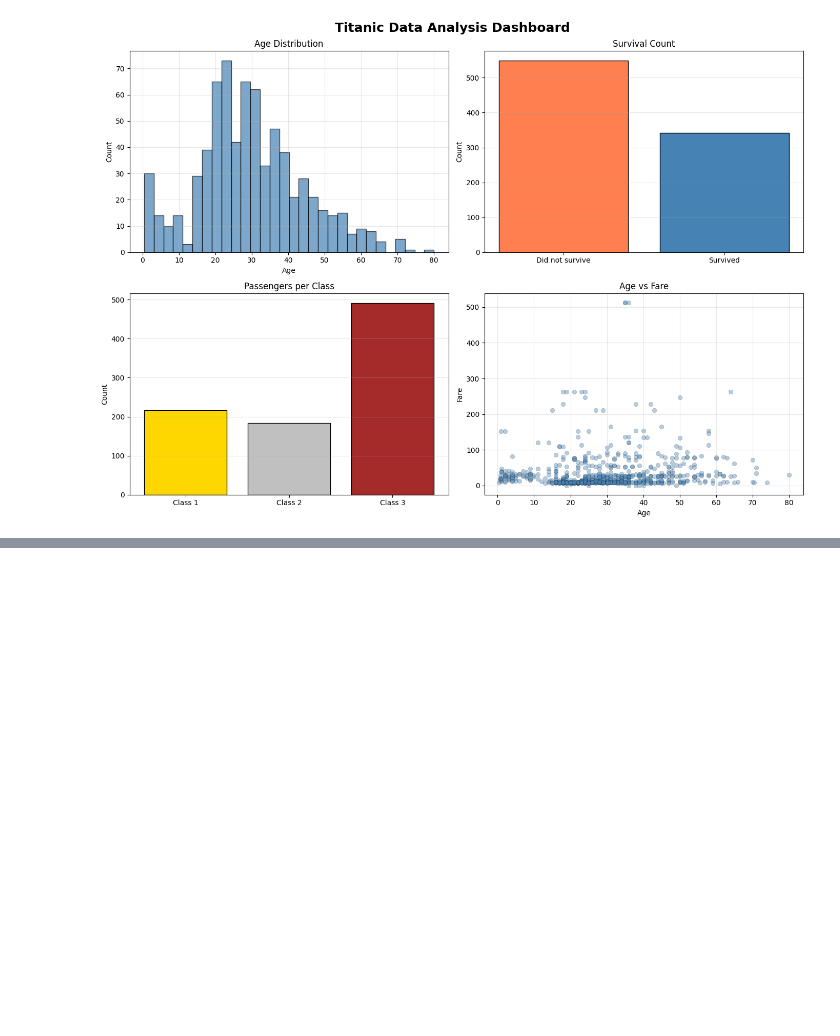
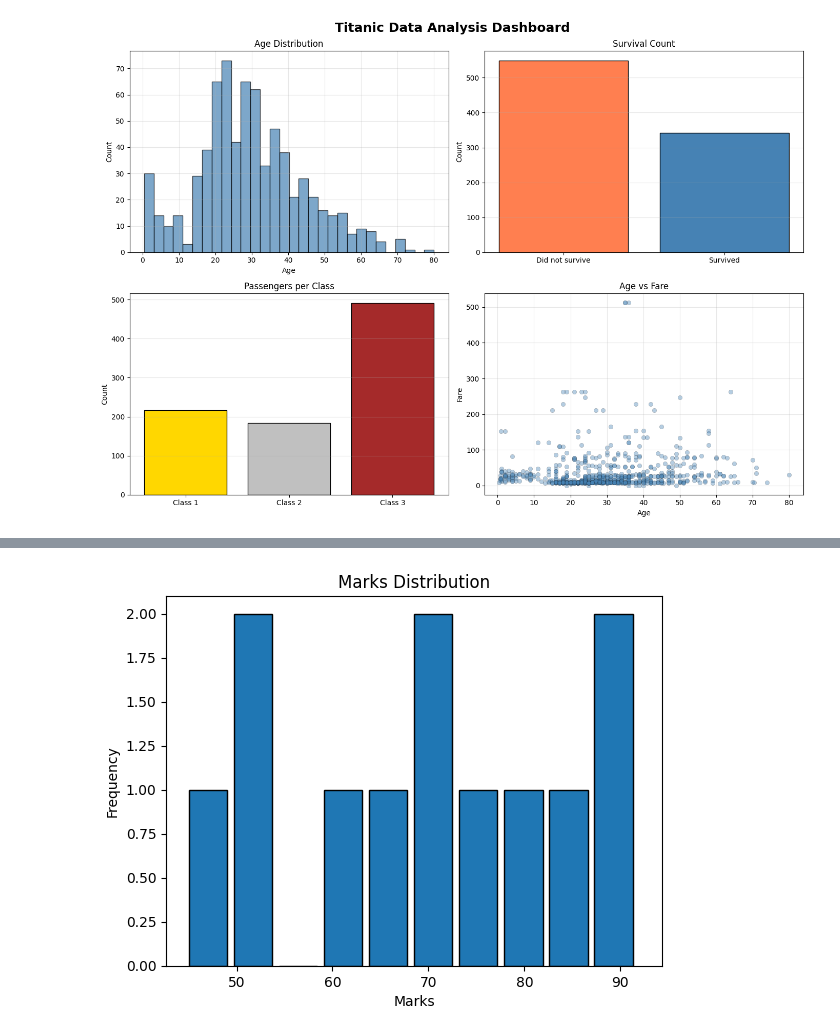
Before and after one commit to Ramcharan-AIML/Matplotlib_Problem_Solving, a Jupyter notebook: Matplotlib_Problems_Practice.ipynb, the cells around one changed output, grey strips where cells are left out. Cells and saved outputs as stored; diff of their text form; code cells hidden in the pictures; blank space fills up the shorter version.

```diff
--- a/Matplotlib_Problems_Practice.ipynb
+++ b/Matplotlib_Problems_Practice.ipynb
@@ -350,0 +366,14 @@ plt.show()
+# %%
+import matplotlib.pyplot as plt
+
+marks = [45,50,52,60,65,70,72,75,80,85,90,92]
+
+plt.hist(marks , edgecolor= "black", width=4)
+
+plt.title("Marks Distribution")
+plt.xlabel("Marks")
+plt.ylabel("Frequency")
+
+plt.show()
+# %% [output]
+[figure, added]
```
Also changed, not shown: parts of 9 cells of this notebook.
